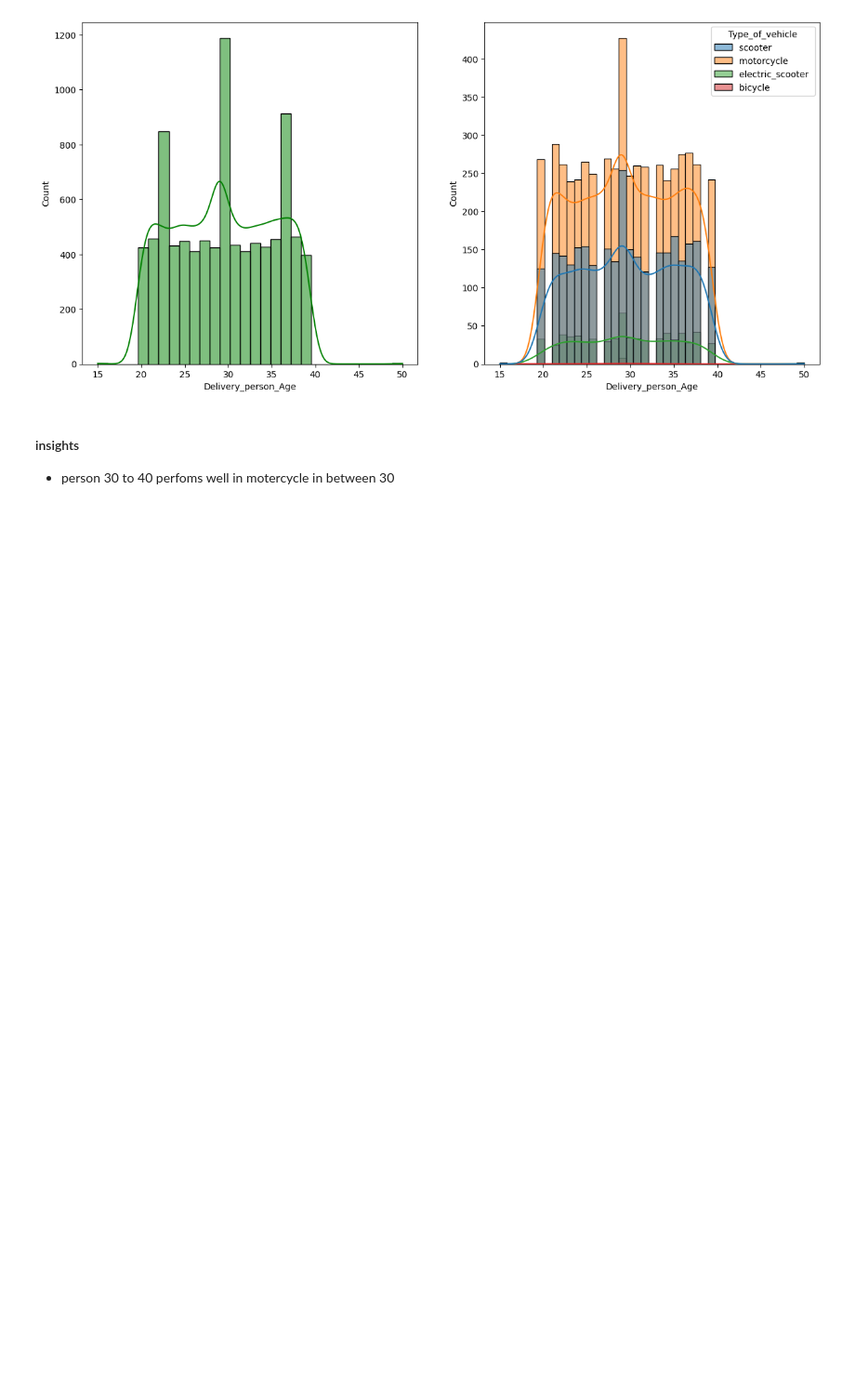
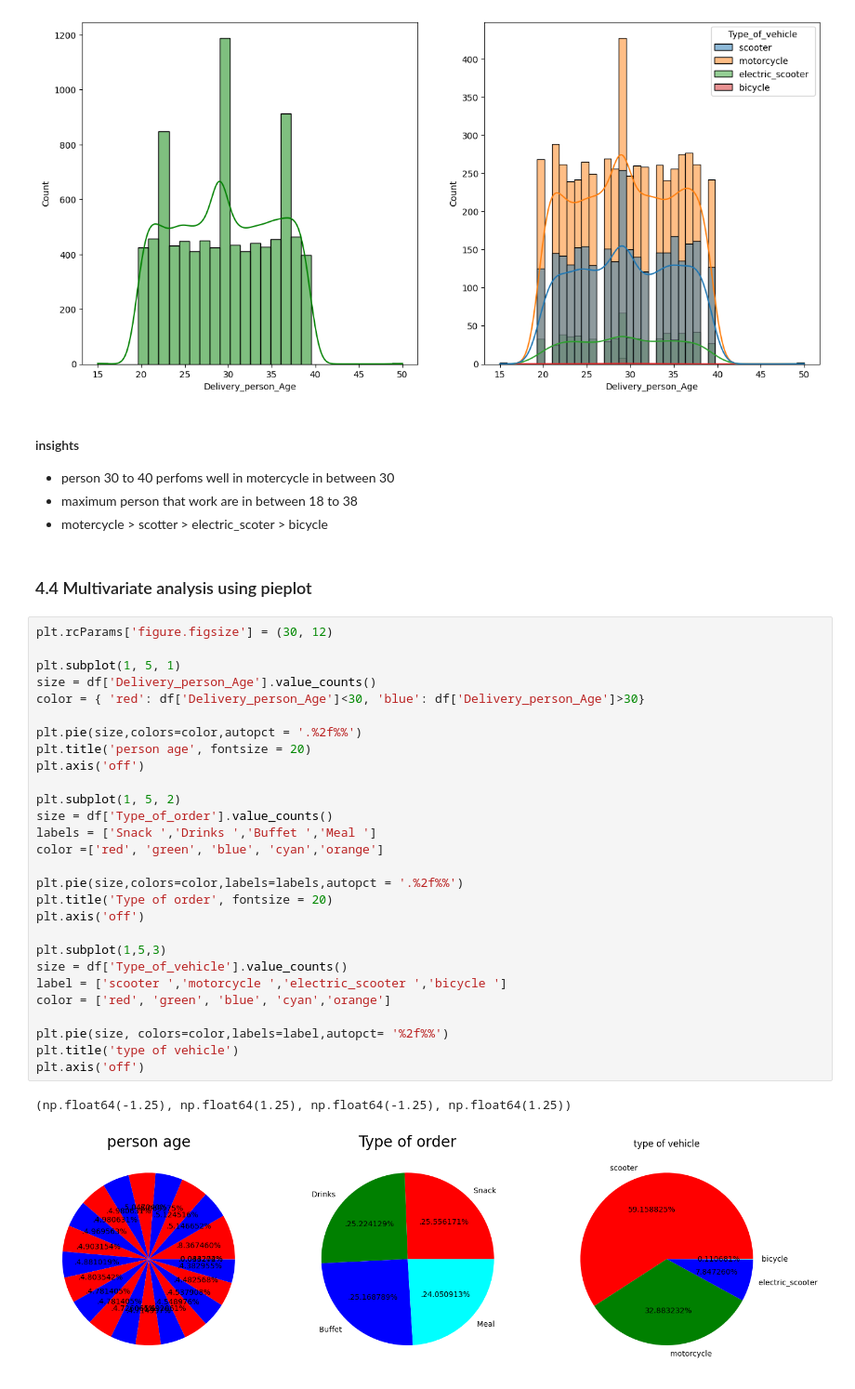
Before and after one commit to Yuvraj400/mlproject, a Jupyter notebook: notebook/1. EDA Food_Time_Data_Set.ipynb, the cells around one changed output. Shown: that part at 93% size. Drawn from its saved outputs; the diff is of its cells as text; blank space fills up the shorter version.

```diff
--- a/notebook/1. EDA Food_Time_Data_Set.ipynb
+++ b/notebook/1. EDA Food_Time_Data_Set.ipynb
@@ -354,3 +354,38 @@ plt.show()
 #### insights
 
 - person 30 to 40 perfoms well in motercycle in between 30
+- maximum person that work are in between 18 to 38
+- motercycle > scotter > electric_scoter > bicycle
+# %% [markdown]
+### 4.4 Multivariate analysis using pieplot
+# %%
+plt.rcParams['figure.figsize'] = (30, 12)
+
+plt.subplot(1, 5, 1)
+size = df['Delivery_person_Age'].value_counts()
+color = { 'red': df['Delivery_person_Age']<30, 'blue': df['Delivery_person_Age']>30}
+
+plt.pie(size,colors=color,autopct = '.%2f%%')
+plt.title('person age', fontsize = 20)
+plt.axis('off')
+
+plt.subplot(1, 5, 2)
+size = df['Type_of_order'].value_counts()
+labels = ['Snack ','Drinks ','Buffet ','Meal ']
+color =['red', 'green', 'blue', 'cyan','orange']
+
+plt.pie(size,colors=color,labels=labels,autopct = '.%2f%%')
+plt.title('Type of order', fontsize = 20)
+plt.axis('off')
+
+plt.subplot(1,5,3)
+size = df['Type_of_vehicle'].value_counts()
+label = ['scooter ','motorcycle ','electric_scooter ','bicycle ']
+color = ['red', 'green', 'blue', 'cyan','orange']
+
+plt.pie(size, colors=color,labels=label,autopct= '%2f%%')
+plt.title('type of vehicle')
+plt.axis('off')
+# %% [output]
+(np.float64(-1.25), np.float64(1.25), np.float64(-1.25), np.float64(1.25))
+[figure, added]
```
Also changed, not shown: parts of 18 cells of this notebook, 8 other files.
